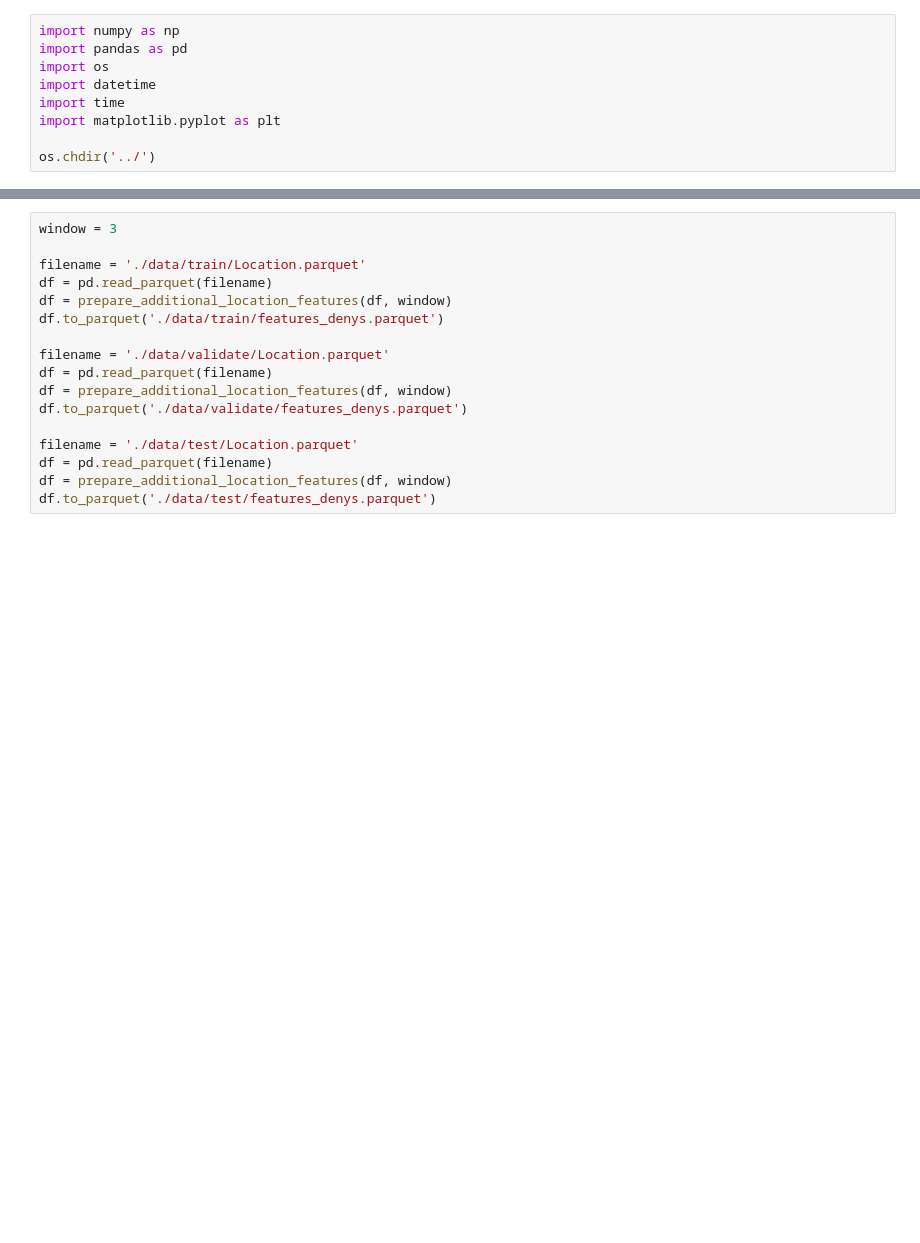
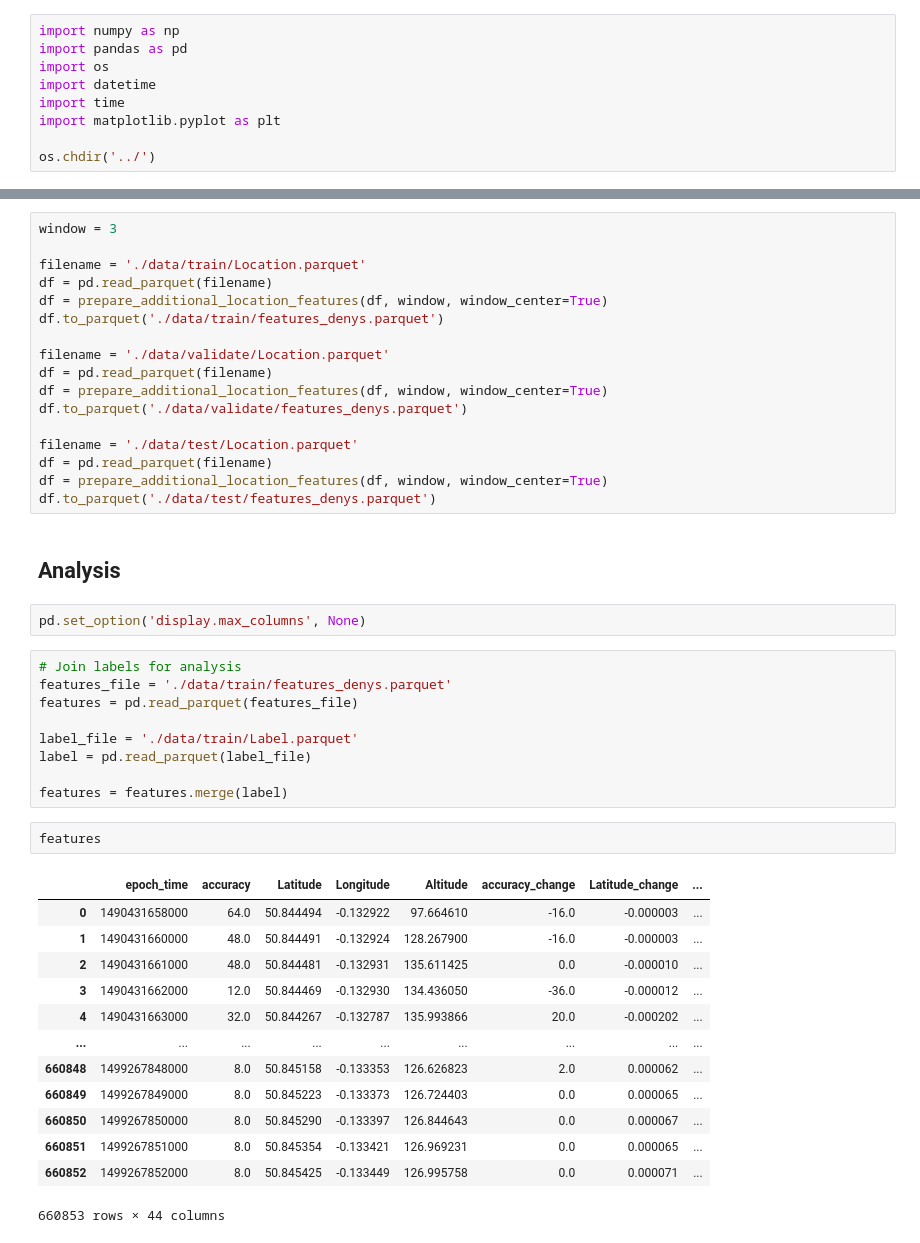
Before and after one commit to dbalabka/shl-activity-recognition-2021, a Jupyter notebook: notebooks/features_denys.ipynb, the cells around one changed output, grey strips where cells are left out. Cells and saved outputs as stored; diff of their text form; blank space fills up the shorter version.

Commit message:
Improved features based on Location

```diff
--- a/notebooks/features_denys.ipynb
+++ b/notebooks/features_denys.ipynb
@@ -59,15 +72,44 @@ window = 3
 
 filename = './data/train/Location.parquet'
 df = pd.read_parquet(filename)
-df = prepare_additional_location_features(df, window)
+df = prepare_additional_location_features(df, window, window_center=True)
 df.to_parquet('./data/train/features_denys.parquet')
 
 filename = './data/validate/Location.parquet'
 df = pd.read_parquet(filename)
-df = prepare_additional_location_features(df, window)
+df = prepare_additional_location_features(df, window, window_center=True)
 df.to_parquet('./data/validate/features_denys.parquet')
 
 filename = './data/test/Location.parquet'
 df = pd.read_parquet(filename)
-df = prepare_additional_location_features(df, window)
+df = prepare_additional_location_features(df, window, window_center=True)
 df.to_parquet('./data/test/features_denys.parquet')
+# %% [markdown]
+## Analysis
+# %%
+pd.set_option('display.max_columns', None)
+# %%
+# Join labels for analysis
+features_file = './data/train/features_denys.parquet'
+features = pd.read_parquet(features_file)
+
+label_file = './data/train/Label.parquet'
+label = pd.read_parquet(label_file)
+
+features = features.merge(label)
+# %%
+features
+# %% [output]
+|  | epoch_time | accuracy | Latitude | Longitude | Altitude | accuracy_change | Latitude_change | ... |
+| 0 | 1490431658000 | 64.0 | 50.844494 | -0.132922 | 97.664610 | -16.0 | -0.000003 | ... |
+| 1 | 1490431660000 | 48.0 | 50.844491 | -0.132924 | 128.267900 | -16.0 | -0.000003 | ... |
+| 2 | 1490431661000 | 48.0 | 50.844481 | -0.132931 | 135.611425 | 0.0 | -0.000010 | ... |
+| 3 | 1490431662000 | 12.0 | 50.844469 | -0.132930 | 134.436050 | -36.0 | -0.000012 | ... |
+| 4 | 1490431663000 | 32.0 | 50.844267 | -0.132787 | 135.993866 | 20.0 | -0.000202 | ... |
+| ... | ... | ... | ... | ... | ... | ... | ... | ... |
+| 660848 | 1499267848000 | 8.0 | 50.845158 | -0.133353 | 126.626823 | 2.0 | 0.000062 | ... |
+| 660849 | 1499267849000 | 8.0 | 50.845223 | -0.133373 | 126.724403 | 0.0 | 0.000065 | ... |
+| 660850 | 1499267850000 | 8.0 | 50.845290 | -0.133397 | 126.844643 | 0.0 | 0.000067 | ... |
+| 660851 | 1499267851000 | 8.0 | 50.845354 | -0.133421 | 126.969231 | 0.0 | 0.000065 | ... |
+| 660852 | 1499267852000 | 8.0 | 50.845425 | -0.133449 | 126.995758 | 0.0 | 0.000071 | ... |
+660853 rows × 44 columns
```
Also changed, not shown: parts of 7 cells of this notebook.
